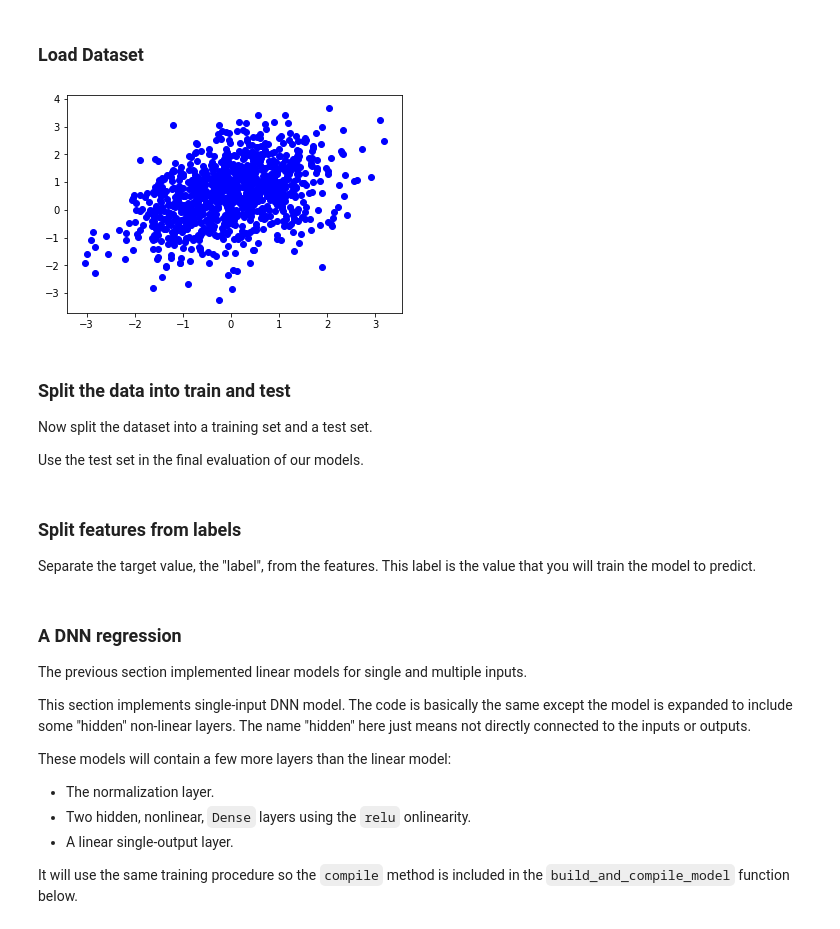
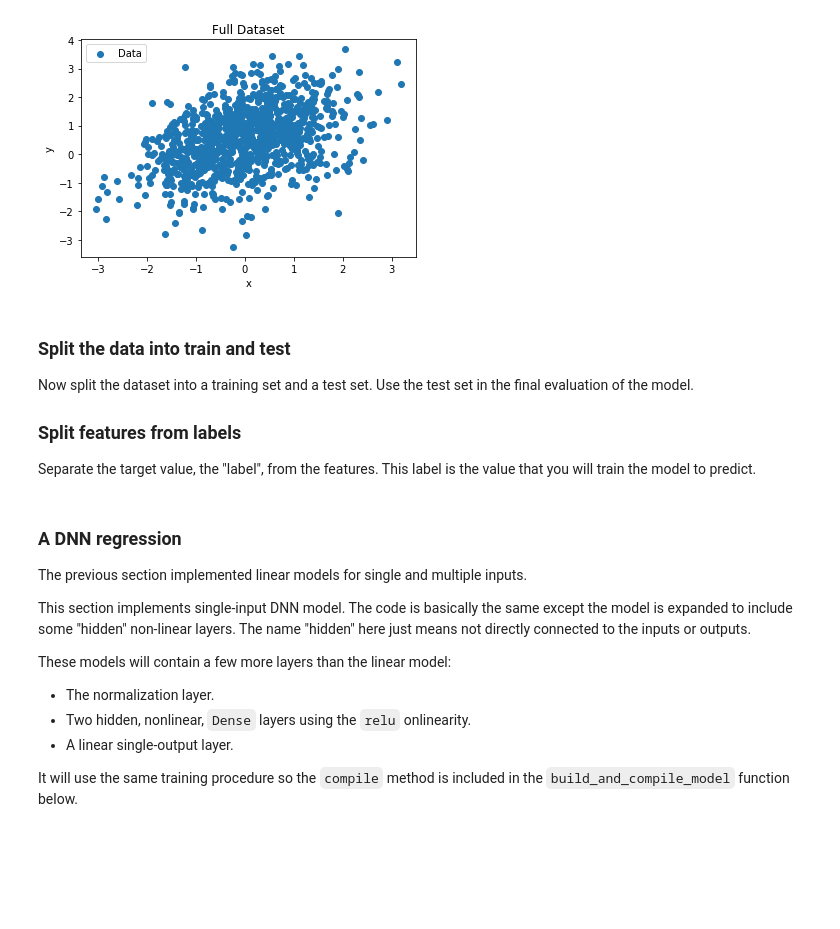
Before and after one commit to deeplearninghsw/dlhsw-examples, a Jupyter notebook: Regression/DNNRegression.ipynb, the cells around one changed output. Cells and saved outputs as stored; diff of their text form; code cells hidden in the pictures; blank space fills up the shorter version.

```diff
--- a/Regression/DNNRegression.ipynb
+++ b/Regression/DNNRegression.ipynb
@@ -16,21 +15,21 @@ from tensorflow.keras.layers.experimental import preprocessing
-# %% [markdown]
-### Load Dataset
 # %%
+# Load Dataset
 df = pd.read_csv('data/ex.csv')
 
 dataset = df.copy()
+
+X = dataset.values
+x_cords = dataset['x'].values
+y_cords = dataset['y'].values
-# %%
-def plot_dataset(dataset):
-    for index, point in enumerate(dataset):
-        plt.scatter(point[0], point[1], color='blue')
-    plt.show()
-
-plot_dataset(dataset.copy().values)
-# %% [output]
-[figure, removed]
+# %%
+plot_dataset(x_cords, y_cords, 'Full Dataset')
+# %% [output]
+[figure, added]
 # %% [markdown]
 ### Split the data into train and test
 
 Now split the dataset into a training set and a test set.
+Use the test set in the final evaluation of the model.
 
-Use the test set in the final evaluation of our models.
+### Split features from labels
+Separate the target value, the "label", from the features. This label is the value that you will train the model to predict.
@@ -40,3 +35,0 @@ test_dataset = dataset.drop(train_dataset.index)
-# %% [markdown]
-### Split features from labels
-Separate the target value, the "label", from the features. This label is the value that you will train the model to predict.
```
Also changed, not shown: parts of 10 cells of this notebook, 3 other files.
